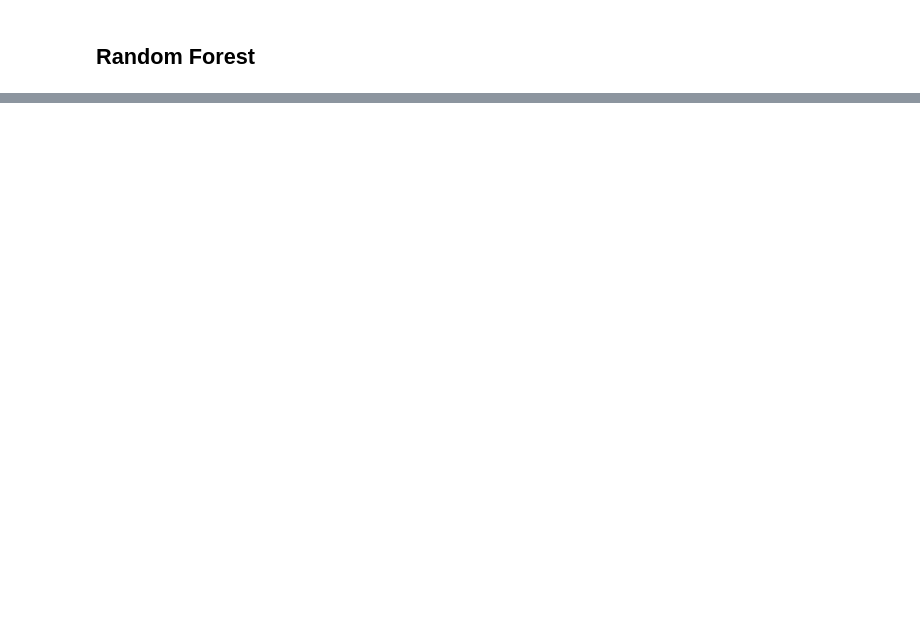
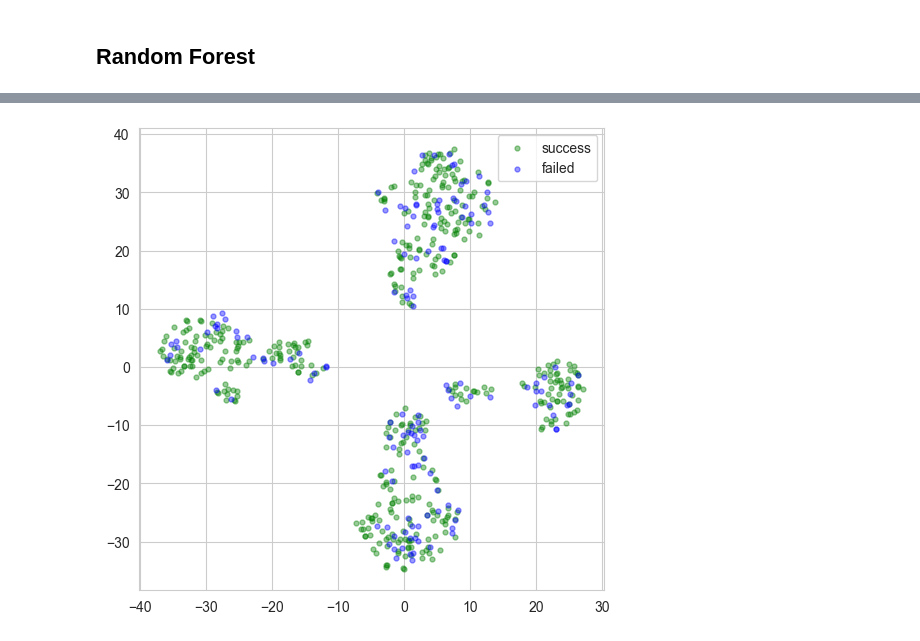
Before and after one commit to yiang-li/Predicting-Mortality-Machine-Learning, a Jupyter notebook: code.ipynb, the cells around one changed output, grey strips where cells are left out. Cells and saved outputs as stored; diff of their text form; code cells hidden in the pictures; blank space fills up the shorter version.

```diff
--- a/code.ipynb
+++ b/code.ipynb
@@ -202,0 +434,10 @@ graph.render("rf_nshap")
+# %%
+X_test.columns=predictor_names
+# %%
+y_sp = np.array(y_sp)
+gt = list(dict(y_test)['deceased'])
+gt = np.array(gt)
+f_idx = np.reshape(np.argwhere(y_sp != gt), [-1])
+X_wrong=X_test.iloc[f_idx]
+X_wrong['deceased']=y_sp[f_idx]
+X_wrong
@@ -202,0 +463,5 @@ graph.render("rf_nshap")
+# %%
+s_idx = np.reshape(np.argwhere(y_sp == gt), [-1])
+X_right=X_test.iloc[s_idx]
+X_right['deceased']=y_sp[s_idx]
+X_right
@@ -202,0 +490,22 @@ graph.render("rf_nshap")
+# %%
+X_test_new=X_test
+for idx in list(X_test_new.columns):
+    X_test_new[idx]=(X_test_new[idx]-X_test_new[idx].mean())/(X_test_new[idx].max()-X_test_new[idx].mean())*10
+X_test_new=X_test_new.drop(columns=['married','black race'])
+# %%
+
+x_train = np.array(X_test_new)
+x_tsne = TSNE(n_components=2, learning_rate=100, random_state=501).fit_transform(x_train)
+
+plt.figure(figsize=(6, 6))
+r = 2  # 4ls
+
+area = np.pi * r ** 2  # 点面积
+
+plt.scatter(x_tsne[s_idx, 0], x_tsne[s_idx, 1], s=area, c='g', alpha=0.4, label='success')
+plt.scatter(x_tsne[f_idx, 0], x_tsne[f_idx, 1], s=area, c='b', alpha=0.4, label='failed')
+plt.legend()
+#plt.savefig(name)
+plt.show()
+# %% [output]
+[figure, added]
```
Also changed, not shown: parts of 29 cells of this notebook.
